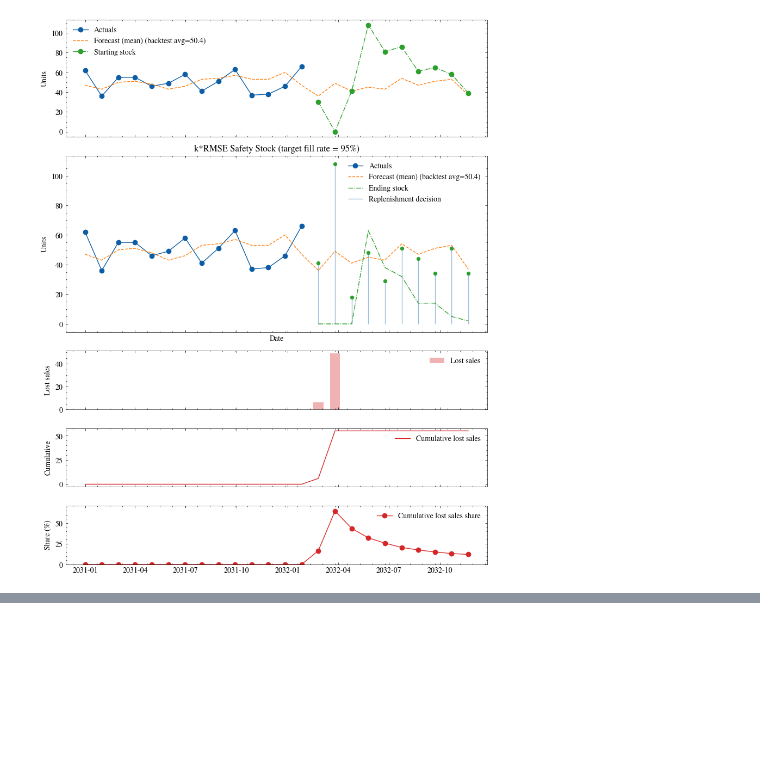
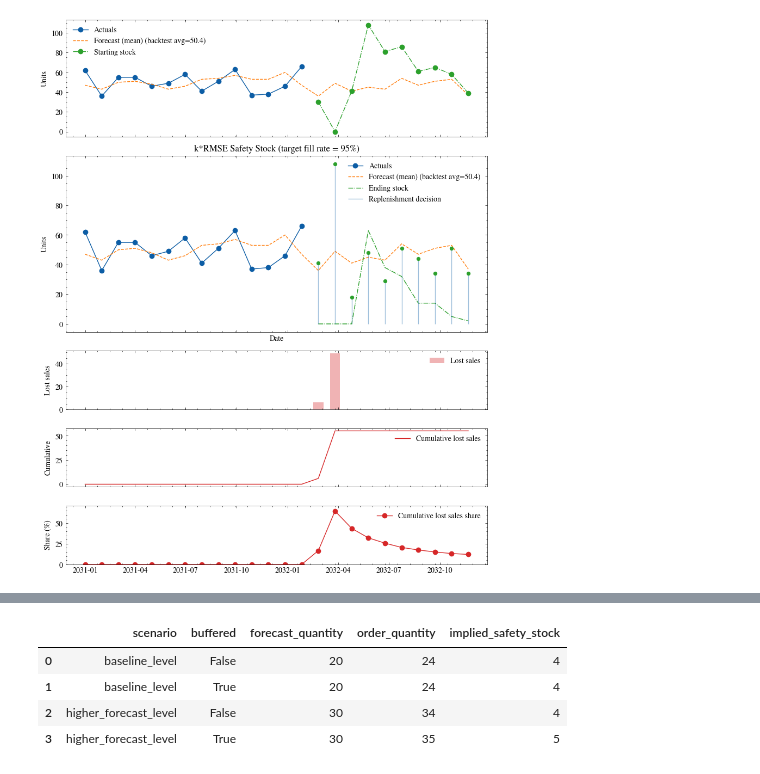
Before and after one commit to janrth/replenishment, a Jupyter notebook: notebooks/k_rmse_safety_stock_optimization_example.ipynb, the cells around one changed output, grey strips where cells are left out. Cells and saved outputs as stored; diff of their text form; code cells hidden in the pictures; blank space fills up the shorter version.

```diff
--- a/notebooks/k_rmse_safety_stock_optimization_example.ipynb
+++ b/notebooks/k_rmse_safety_stock_optimization_example.ipynb
@@ -33,6 +37,11 @@ rmse_window = 1
 
 candidate_k = [0.0, 0.5, 1.0, 1.5, 2.0, 2.5, 3.0, 3.5, 4.0]
 target_fill_rate = 0.95
+
+# Optional: increase safety stock when forecasted demand is above a baseline.
+demand_buffer_strength = 0.5
+demand_buffer_reference = 20.0
+demand_buffer_max_multiplier = 1.8
 # %% [markdown]
 ## Generate Data
 # %%
@@ -213,0 +267,51 @@ plot_replenishment_decisions(
+# %%
+def forecast_sum_with_carry_forward(values: list[int], start: int, horizon: int) -> int:
+    return sum(values[idx] if idx < len(values) else values[-1] for idx in range(start, start + horizon))
+
+
+state = InventoryState(period=1, on_hand=0, on_order=0, backorders=0)
+scenario_forecasts = {
+    "baseline_level": [10, 10, 10, 10, 10],
+    "higher_forecast_level": [10, 10, 10, 20, 20],
+}
+
+buffer_demo_rows = []
+for scenario, forecast_values in scenario_forecasts.items():
+    for buffered in (False, True):
+        policy = PointForecastOptimizationPolicy(
+            forecast=forecast_values,
+            actuals=[10, 10, 10, 10, 10],
+            lead_time=1,
+            forecast_horizon=2,
+            service_level_factor=1.0,
+            safety_stock_method="k_rmse",
+            fixed_rmse=4.0,
+            demand_buffer_strength=demand_buffer_strength if buffered else 0.0,
+            demand_buffer_reference=demand_buffer_reference if buffered else None,
+            demand_buffer_max_multiplier=demand_buffer_max_multiplier if buffered else None,
+        )
+        start_period = state.period + max(1, policy.lead_time)
+        forecast_qty = forecast_sum_with_carry_forward(
+            forecast_values,
+            start_period,
+            policy.forecast_horizon if policy.forecast_horizon is not None else 1,
+        )
+        order_qty = policy.order_quantity_for(state)
+        buffer_demo_rows.append(
+            {
+                "scenario": scenario,
+                "buffered": buffered,
+                "forecast_quantity": forecast_qty,
+                "order_quantity": order_qty,
+                "implied_safety_stock": order_qty - forecast_qty,
+            }
+        )
+
+buffer_demo_df = pd.DataFrame(buffer_demo_rows)
+buffer_demo_df
+# %% [output]
+|  | scenario | buffered | forecast_quantity | order_quantity | implied_safety_stock |
+| 0 | baseline_level | False | 20 | 24 | 4 |
+| 1 | baseline_level | True | 20 | 24 | 4 |
+| 2 | higher_forecast_level | False | 30 | 34 | 4 |
+| 3 | higher_forecast_level | True | 30 | 35 | 5 |
```
Also changed, not shown: parts of 6 cells of this notebook.
